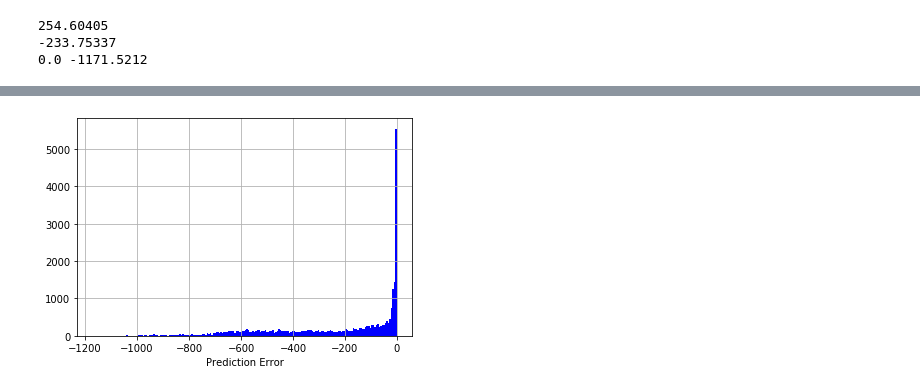
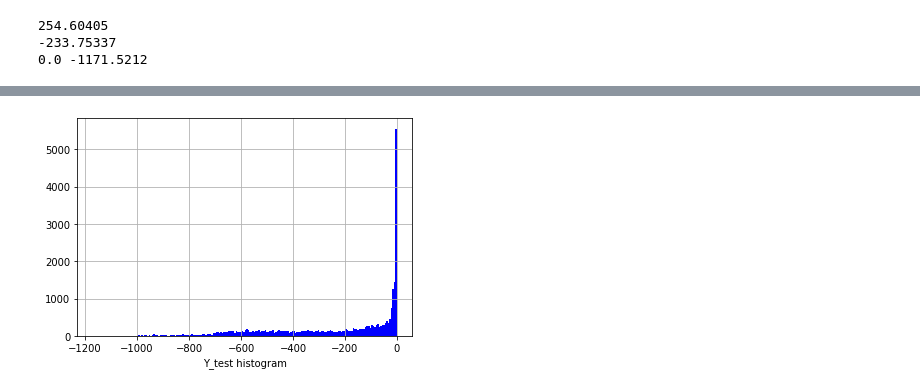
Before and after one commit to YupingLu/MOGA, a Jupyter notebook: moga.1124.ipynb, the cells around one changed output, grey strips where cells are left out. Drawn from its saved outputs; the diff is of its cells as text; code cells hidden in the pictures.

```diff
--- a/moga.1124.ipynb
+++ b/moga.1124.ipynb
@@ -35,7 +35,7 @@ optimizer = optim.Adam(model.parameters(), lr=0.001)
 scheduler = optim.lr_scheduler.ReduceLROnPlateau(optimizer, mode='min', factor=0.5)
 # %%
 # load files
-moga = pickle.load(open("moga.pkl", "rb"))
+moga = pickle.load(open("moga.1124.pkl", "rb"))
 x_train, x_test = moga["x_train"], moga["x_test"]
 y_train, y_test = moga["y_train"], moga["y_test"]
 x_mean, x_std = moga["x_mean"], moga["x_std"]
@@ -133,14 +121,10 @@ plt.show()
 # %%
-# Viz error distribution
+# Viz y_test hist
 plt.figure(figsize=(6,4))
 num_bins = 200
-#plt.hist(delta_y, num_bins, facecolor='blue', alpha=0.5, range=(-2,2))
-
 plt.hist(y_test, num_bins, facecolor='blue')
-plt.xlabel('Prediction Error')
-#plt.xlim(-200,200)
+plt.xlabel('Y_test histogram')
 plt.grid(True)
-#plt.title('RMSE: %.4f, N=%d' % (RMSE,len(x_test)))
 plt.show()
 # %% [output]
-[figure, old version]
+[figure, new version]
```
Also changed, not shown: parts of 3 cells of this notebook, 4 other files.
